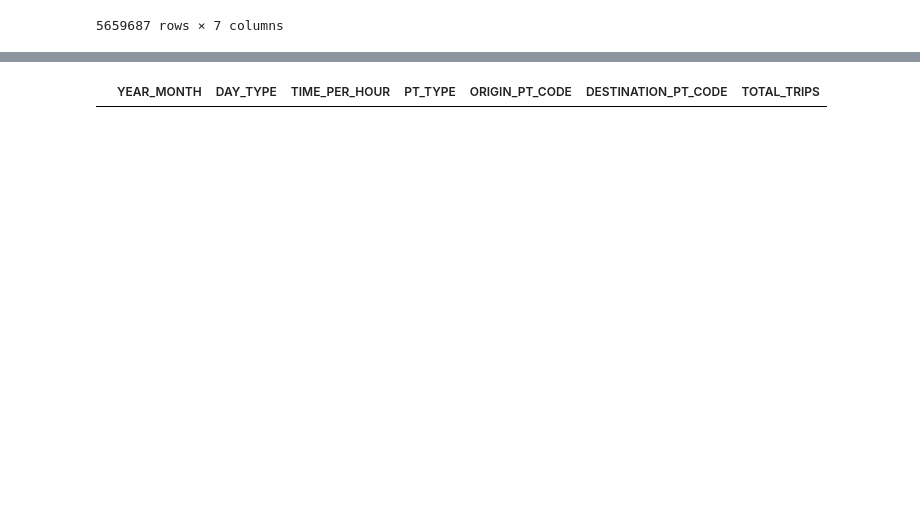
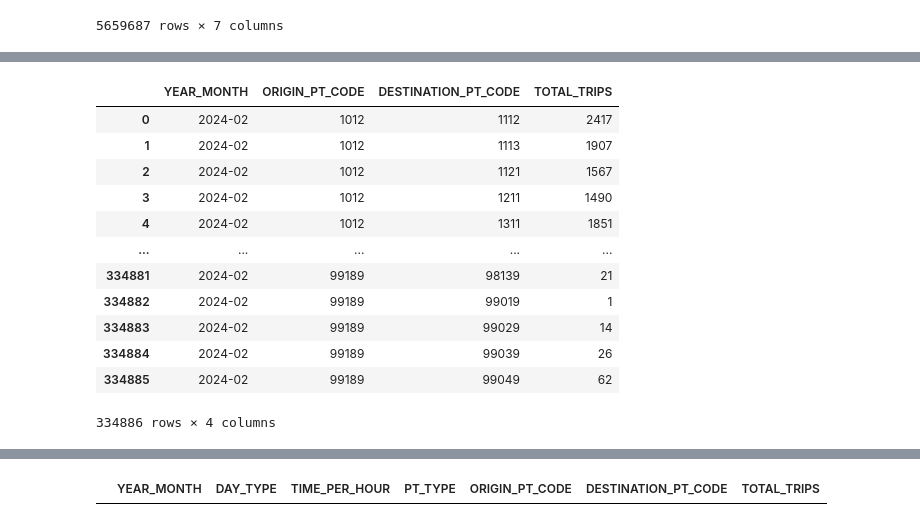
Before and after one commit to KangJingA/CSE6242-project, a Jupyter notebook: data_proc_scratchbook.ipynb, the cells around one changed output, grey strips where cells are left out. Saved outputs shown, nothing was run; the diff lists cells and outputs as text; code cells hidden in the pictures; blank space fills up the shorter version.

Commit message:
Add functions to merge df_distance and df_totalTrips

```diff
--- a/data_proc_scratchbook.ipynb
+++ b/data_proc_scratchbook.ipynb
@@ -215,3 +285,13 @@ df
 | 5659685 | 2024-02 | WEEKENDS/HOLIDAY | 15 | BUS | 80159 | 11161 | 2 |
 | 5659686 | 2024-02 | WEEKDAY | 15 | BUS | 80159 | 11161 | 1 |
 5659687 rows × 7 columns
+# %%
+# Preprocess total-trips df to get monthly origin-dest total trips
+# Filter 'PT_TYPE' == 'BUS'
+df = df[df['PT_TYPE'] == 'BUS']
+
+# Group by YEAR_MONTH, ORIGIN_PT_CODE, DESTINATION_PT_CODE and sum TOTAL_TRIPS
+condensed_df = df.groupby(['YEAR_MONTH', 'ORIGIN_PT_CODE', 'DESTINATION_PT_CODE']).agg({'TOTAL_TRIPS': 'sum'}).reset_index()
+
+# Display the condensed DataFrame
+print(condensed_df)
@@ -217,0 +313,18 @@ df
+# %%
+# Test proprocess_totalTrips_df
+df_total_trips = preprocess_totalTrips_df(df)
+df_total_trips
+# %% [output]
+|  | YEAR_MONTH | ORIGIN_PT_CODE | DESTINATION_PT_CODE | TOTAL_TRIPS |
+| 0 | 2024-02 | 1012 | 1112 | 2417 |
+| 1 | 2024-02 | 1012 | 1113 | 1907 |
+| 2 | 2024-02 | 1012 | 1121 | 1567 |
+| 3 | 2024-02 | 1012 | 1211 | 1490 |
+| 4 | 2024-02 | 1012 | 1311 | 1851 |
+| ... | ... | ... | ... | ... |
+| 334881 | 2024-02 | 99189 | 98139 | 21 |
+| 334882 | 2024-02 | 99189 | 99019 | 1 |
+| 334883 | 2024-02 | 99189 | 99029 | 14 |
+| 334884 | 2024-02 | 99189 | 99039 | 26 |
+| 334885 | 2024-02 | 99189 | 99049 | 62 |
+334886 rows × 4 columns
```
Also changed, not shown: parts of 10 cells of this notebook, 2 other files.
